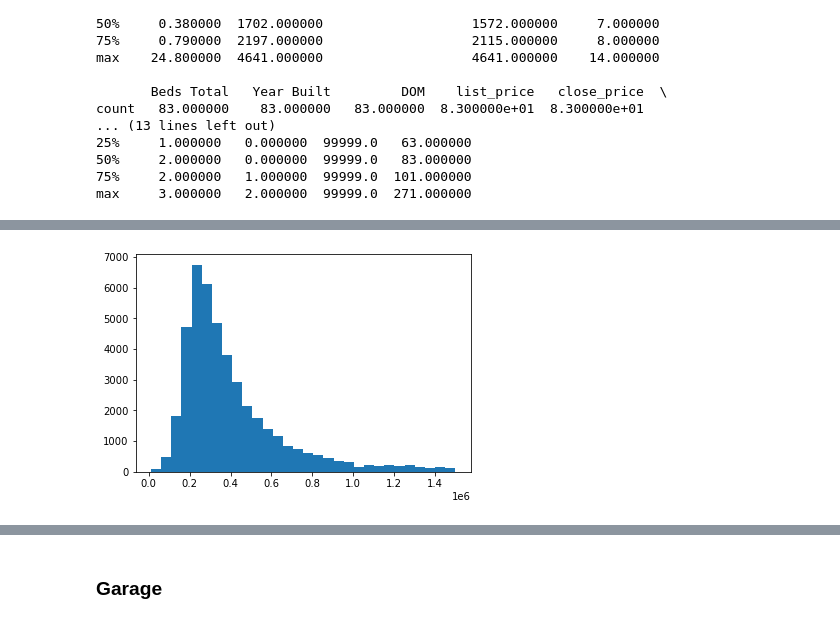
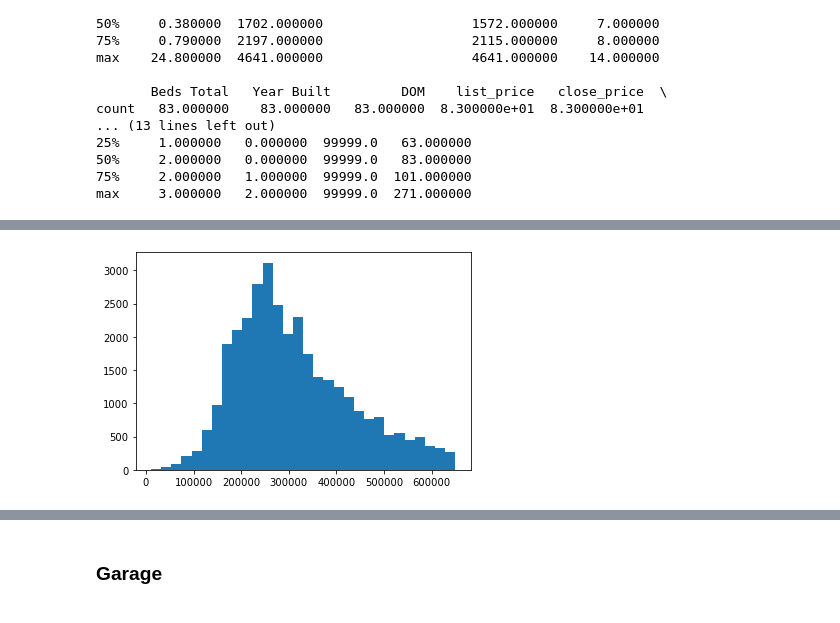
Before and after one commit to stevepereira91/Springboard-Coursework, a Jupyter notebook: EDA.ipynb, the cells around one changed output, grey strips where cells are left out. Saved outputs shown, nothing was run; the diff lists cells and outputs as text; code cells hidden in the pictures.

```diff
--- a/EDA.ipynb
+++ b/EDA.ipynb
@@ -83,0 +405,4 @@ listings = listings[listings['Garage']<20]
+# %%
+outlier_bool = outliers(listings['list_price'])
+listings = listings[outlier_bool]
+listings.shape
@@ -83,0 +417,4 @@ listings = listings[listings['Garage']<20]
+# %%
+outlier_bool = outliers(listings['close_price'])
+listings = listings[outlier_bool]
+listings.shape
@@ -83,0 +429,4 @@ listings = listings[listings['Garage']<20]
+# %%
+outlier_bool = outliers(listings['Full Bath'])
+listings = listings[outlier_bool]
+listings.shape
@@ -83,0 +441,4 @@ listings = listings[listings['Garage']<20]
+# %%
+outlier_bool = outliers(listings['Half Bath'])
+listings = listings[outlier_bool]
+listings.shape
@@ -303,5 +803,5 @@ listings.loc[listings['close_price']>2000000]
 # %%
-plt.hist(listings.loc[listings['close_price']<1500000,'close_price'], bins =30)
+plt.hist(listings['close_price'], bins =30)
 plt.show()
 # %% [output]
-[figure, old version]
+[figure, new version]
```
Also changed, not shown: parts of 147 cells of this notebook.
